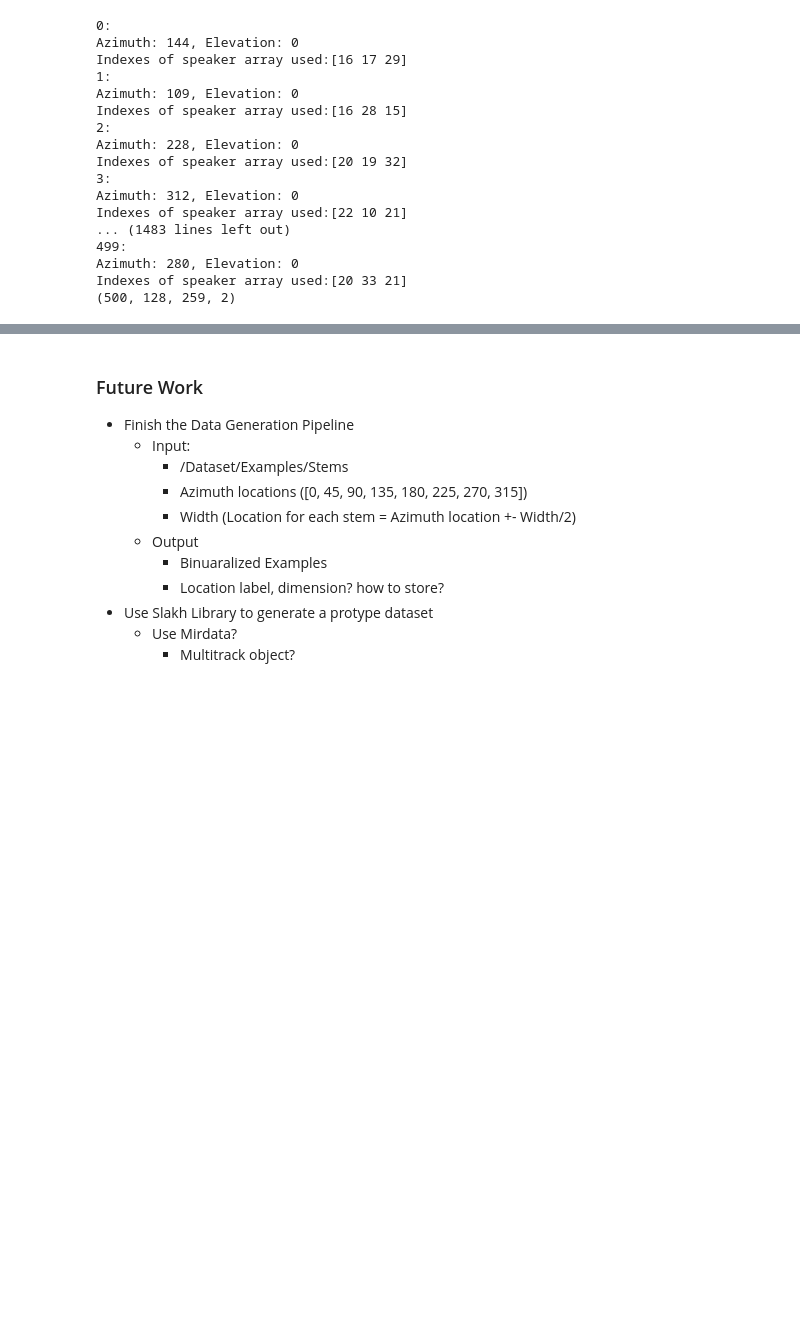
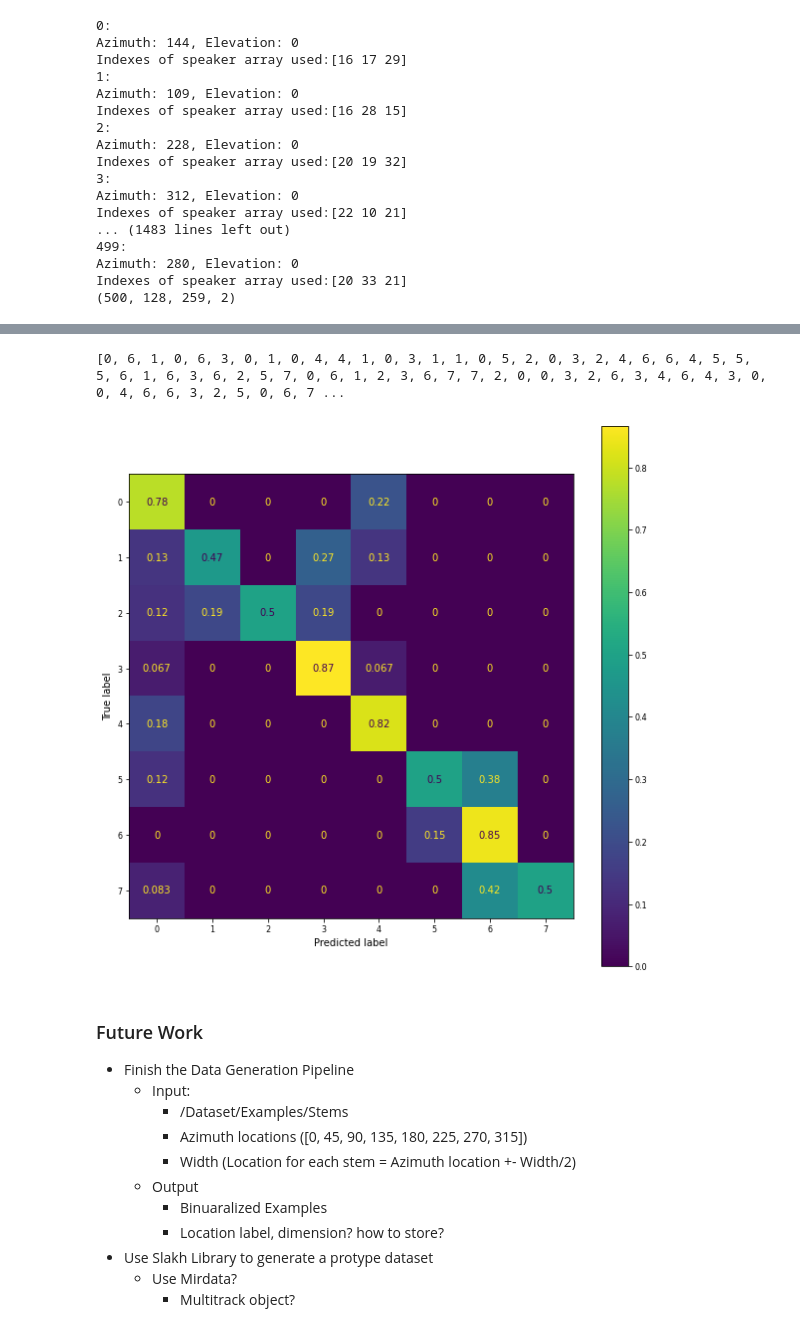
Before and after one commit to zyinmatrix/VBAP_Panner, a Jupyter notebook: Data_Generation.ipynb, the cells around one changed output, grey strips where cells are left out. Cells and saved outputs as stored; diff of their text form; code cells hidden in the pictures; blank space fills up the shorter version.

Commit message:
Added Test 5.2 and confusion matrix
5.2 TEST: 8 location - 9 song - Increased width - 1 track (mix)

```diff
--- a/Data_Generation.ipynb
+++ b/Data_Generation.ipynb
@@ -340,0 +358,7 @@ Indexes of speaker array used:[13 25 12]
+# %%
+for i in range(5):
+    azi = source_locations[i][0] + source_locations[i][1]
+    ele = 0
+    print("Azimuth: " +str(azi) + ", Elevation: 0")
+    Bin_Mix = panner.spatialize(sig_array[i%len(sig_array)], sig_sr, azi, ele)
+    display(Audio(Bin_Mix.T, rate=panner.hrir_sr))
@@ -363,7 +403,7 @@ for i in range(500):
     ele = 0
     print(str(i) + ":")
     print("Azimuth: " +str(azi) + ", Elevation: 0")
-    Bin_Mix = panner.spatialize(sig_truncated, sig_sr, azi, ele)
+    Bin_Mix = panner.spatialize(sig_array[i%len(sig_array)], sig_sr, azi, ele)
     # print(Bin_Mix.shape)
 
     features_L = librosa.feature.melspectrogram(y=Bin_Mix[:, 0], sr=panner.hrir_sr)
@@ -379,7 +419,6 @@ for i in range(500):
 dataset = np.array (dataset)
 
 print(dataset.shape)
-    # features_left = librosa.feature.melspectrogram(y=Bin_Mix, sr=panner.hrir_sr)
 # %% [output]
 0:
 Azimuth: 144, Elevation: 0
@@ -449,8 +487,6 @@ features_test = dataset[300:399]
 
 # features_train = features_train[..., np.newaxis]
 # features_test = features_test[..., np.newaxis][..., np.newaxis]
-
-
 
 # features_train_r2 = features_train/np.amax(np.absolute(features_train))
 # features_train_r2 = features_train_r2.reshape((features_train_r2.shape[0],
@@ -465,12 +501,10 @@ features_test = dataset[300:399]
 # print(np.amax(np.absolute(features_train)))
 # print(np.amax(np.absolute(features_test)))
 
-
-
 labels = source_locations[:, 0]
 
 labels_train = labels[:299] / 45
-lebels_test = labels[300:399] / 45
+labels_test = labels[300:399] / 45
 
 # print(labels_train)
 # %%
@@ -520,0 +555,9 @@ test_acc: 0.7777777910232544
+# %%
+y_true = labels_test
+y_pred = []
+for i in range(len(predictions)):
+    y_pred.append(np.argmax(predictions[i]))
+
+print(y_pred)
+# %% [output]
+[0, 6, 1, 0, 6, 3, 0, 1, 0, 4, 4, 1, 0, 3, 1, 1, 0, 5, 2, 0, 3, 2, 4, 6, 6, 4, 5, 5, 5, 6, 1, 6, 3, 6, 2, 5, 7, 0, 6, 1, 2, 3, 6, 7, 7, 2, 0, 0, 3, 2, 6, 3, 4, 6, 4, 3, 0, 0, 4, 6, 6, 3, 2, 5, 0, 6, 7 ...
@@ -521,3 +566,18 @@ test_acc: 0.7777777910232544
+# %%
+
+
+cm = sk.metrics.confusion_matrix(y_true, y_pred, normalize = 'true')
+disp = sk.metrics.ConfusionMatrixDisplay(confusion_matrix=cm)
+
+plt.rc('xtick', labelsize=8)
+plt.rc('ytick', labelsize=8)
+disp.plot()
+fig = disp.ax_.get_figure()
+fig.set_figwidth(10)
+fig.set_figheight(10)
+plt.show(disp)
+# %% [output]
+[figure, added]
 # %% [markdown]
 ### Future Work
 - Finish the Data Generation Pipeline
```
Also changed, not shown: parts of 18 cells of this notebook, 2 other files.
